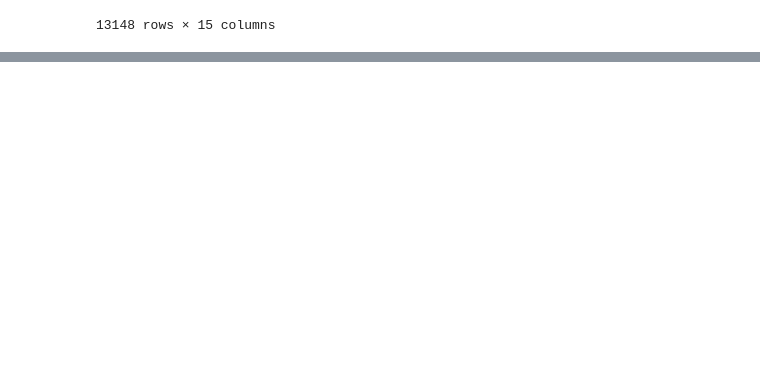
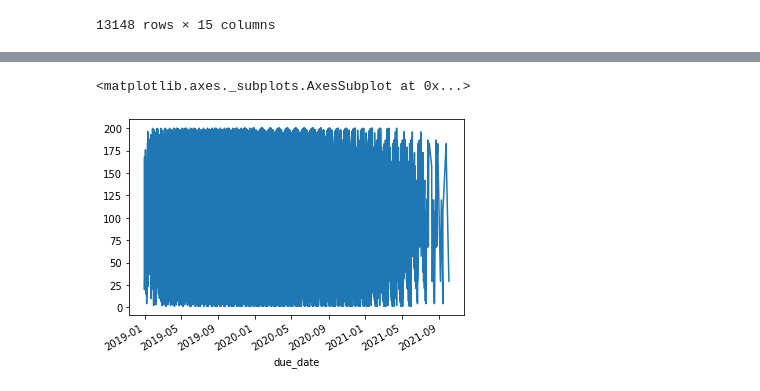
Before and after one commit to hartleyc3/consulting_visuals-1, a Jupyter notebook: notebooks/Visualization of Data.ipynb, the cells around one changed output, grey strips where cells are left out. Saved outputs shown, nothing was run; the diff lists cells and outputs as text; code cells hidden in the pictures; blank space fills up the shorter version.

Commit message:
new graph

```diff
--- a/notebooks/Visualization of Data.ipynb
+++ b/notebooks/Visualization of Data.ipynb
@@ -37,2 +45,7 @@ df_detail.tail()
+# %%
+df_detail['customer_id'].plot()
+# %% [output]
+<matplotlib.axes._subplots.AxesSubplot at 0x...>
+[figure, added]
 # %%
 df_detail['amt_due'].plot()
```
Also changed, not shown: parts of 12 cells of this notebook.
